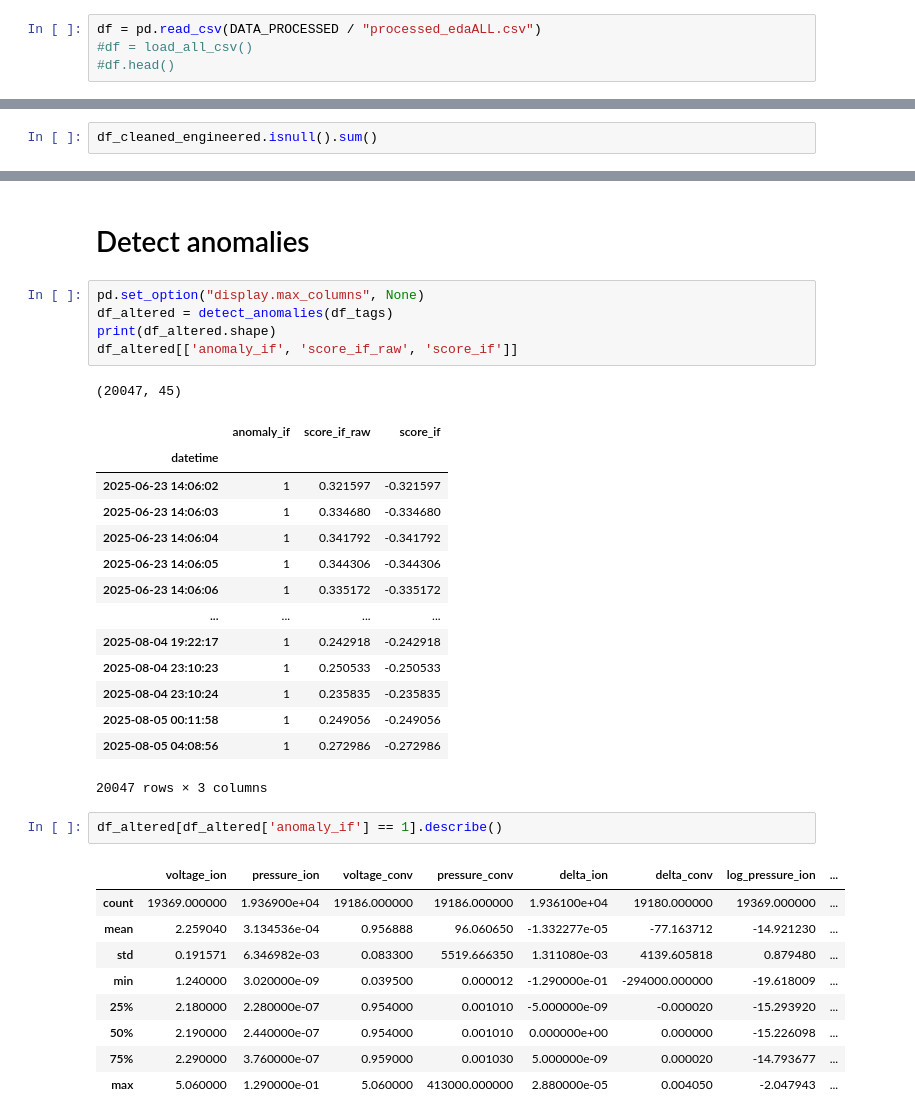
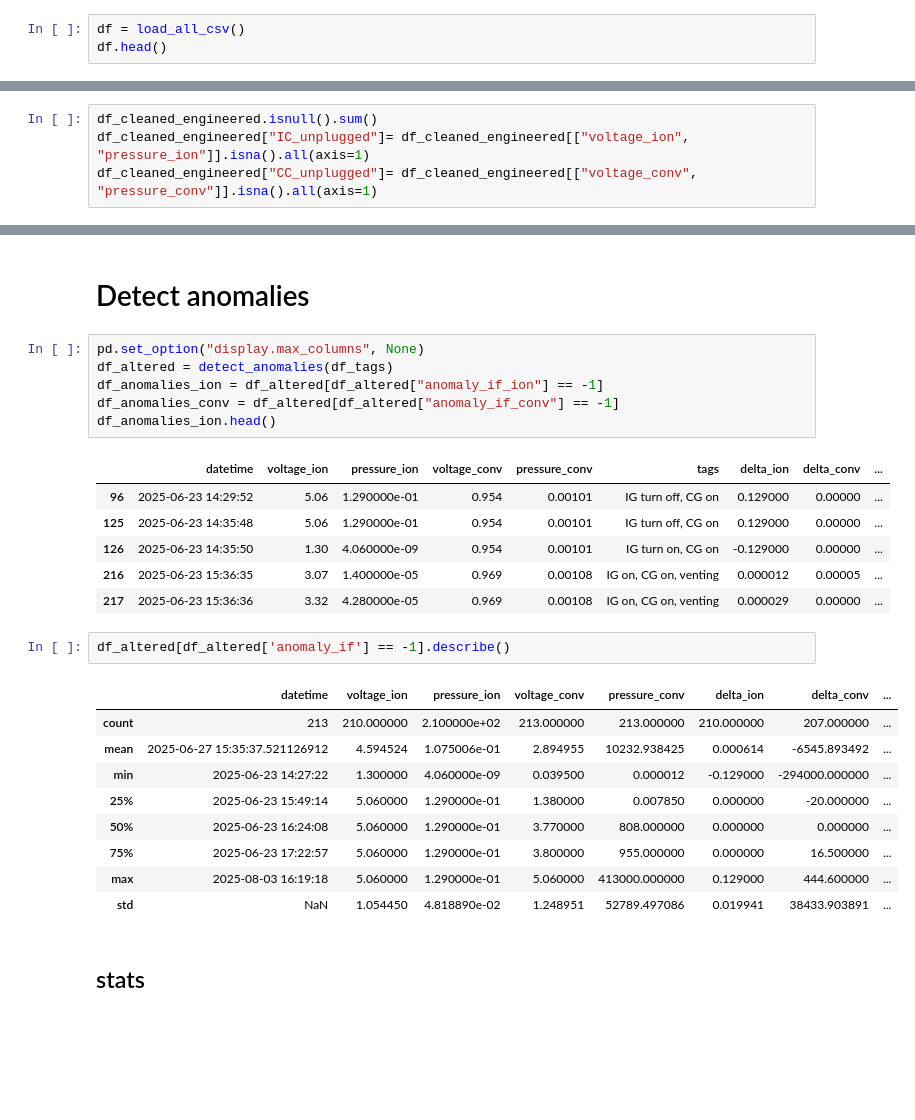
Before and after one commit to CCEW/vacuum_diagnostics, a Jupyter notebook: notebooks/03_feature_engineering.ipynb, the cells around one changed output, grey strips where cells are left out. Cells and saved outputs as stored; diff of their text form; blank space fills up the shorter version.

```diff
--- a/notebooks/03_feature_engineering.ipynb
+++ b/notebooks/03_feature_engineering.ipynb
@@ -23,9 +23,8 @@ pd.set_option("display.max_columns", None)
 # %% [markdown]
 # Load Data/data_loader
 # %%
-df = pd.read_csv(DATA_PROCESSED / "processed_edaALL.csv")
-#df = load_all_csv()
-#df.head()
+df = load_all_csv()
+df.head()
 # %% [output]
 Combined data saved to ..\data\processed\merged_all_raw_data.csv
 |  | date | time | ion_analog | voltage_ion | pressure_ion | conv_analog | voltage_conv | pressure_conv | ... |
@@ -51,2 +49,4 @@ df_cleaned_engineered.head()
 # %%
 df_cleaned_engineered.isnull().sum()
+df_cleaned_engineered["IC_unplugged"]= df_cleaned_engineered[["voltage_ion", "pressure_ion"]].isna().all(axis=1)
+df_cleaned_engineered["CC_unplugged"]= df_cleaned_engineered[["voltage_conv", "pressure_conv"]].isna().all(axis=1)
@@ -146,34 +100,28 @@ Tag Frequencies:
 # %%
 pd.set_option("display.max_columns", None)
 df_altered = detect_anomalies(df_tags)
-print(df_altered.shape)
-df_altered[['anomaly_if', 'score_if_raw', 'score_if']]
+df_anomalies_ion = df_altered[df_altered["anomaly_if_ion"] == -1]
+df_anomalies_conv = df_altered[df_altered["anomaly_if_conv"] == -1]
+df_anomalies_ion.head()
 # %% [output]
-(20047, 45)
-|  | anomaly_if | score_if_raw | score_if |
-| datetime |  |  |  |
-| 2025-06-23 14:06:02 | 1 | 0.321597 | -0.321597 |
-| 2025-06-23 14:06:03 | 1 | 0.334680 | -0.334680 |
-| 2025-06-23 14:06:04 | 1 | 0.341792 | -0.341792 |
-| 2025-06-23 14:06:05 | 1 | 0.344306 | -0.344306 |
-| 2025-06-23 14:06:06 | 1 | 0.335172 | -0.335172 |
-| ... | ... | ... | ... |
-| 2025-08-04 19:22:17 | 1 | 0.242918 | -0.242918 |
-| 2025-08-04 23:10:23 | 1 | 0.250533 | -0.250533 |
-| 2025-08-04 23:10:24 | 1 | 0.235835 | -0.235835 |
-| 2025-08-05 00:11:58 | 1 | 0.249056 | -0.249056 |
-| 2025-08-05 04:08:56 | 1 | 0.272986 | -0.272986 |
+|  | datetime | voltage_ion | pressure_ion | voltage_conv | pressure_conv | tags | delta_ion | delta_conv | ... |
+| 96 | 2025-06-23 14:29:52 | 5.06 | 1.290000e-01 | 0.954 | 0.00101 | IG turn off, CG on | 0.129000 | 0.00000 | ... |
+| 125 | 2025-06-23 14:35:48 | 5.06 | 1.290000e-01 | 0.954 | 0.00101 | IG turn off, CG on | 0.129000 | 0.00000 | ... |
+| 126 | 2025-06-23 14:35:50 | 1.30 | 4.060000e-09 | 0.954 | 0.00101 | IG turn on, CG on | -0.129000 | 0.00000 | ... |
+| 216 | 2025-06-23 15:36:35 | 3.07 | 1.400000e-05 | 0.969 | 0.00108 | IG on, CG on, venting | 0.000012 | 0.00005 | ... |
+| 217 | 2025-06-23 15:36:36 | 3.32 | 4.280000e-05 | 0.969 | 0.00108 | IG on, CG on, venting | 0.000029 | 0.00000 | ... |
-20047 rows × 3 columns
 # %%
-df_altered[df_altered['anomaly_if'] == 1].describe()
+df_altered[df_altered['anomaly_if'] == -1].describe()
 # %% [output]
-|  | voltage_ion | pressure_ion | voltage_conv | pressure_conv | delta_ion | delta_conv | log_pressure_ion | ... |
-| count | 19369.000000 | 1.936900e+04 | 19186.000000 | 19186.000000 | 1.936100e+04 | 19180.000000 | 19369.000000 | ... |
-| mean | 2.259040 | 3.134536e-04 | 0.956888 | 96.060650 | -1.332277e-05 | -77.163712 | -14.921230 | ... |
-| std | 0.191571 | 6.346982e-03 | 0.083300 | 5519.666350 | 1.311080e-03 | 4139.605818 | 0.879480 | ... |
-| min | 1.240000 | 3.020000e-09 | 0.039500 | 0.000012 | -1.290000e-01 | -294000.000000 | -19.618009 | ... |
-| 25% | 2.180000 | 2.280000e-07 | 0.954000 | 0.001010 | -5.000000e-09 | -0.000020 | -15.293920 | ... |
-| 50% | 2.190000 | 2.440000e-07 | 0.954000 | 0.001010 | 0.000000e+00 | 0.000000 | -15.226098 | ... |
-| 75% | 2.290000 | 3.760000e-07 | 0.959000 | 0.001030 | 5.000000e-09 | 0.000020 | -14.793677 | ... |
-| max | 5.060000 | 1.290000e-01 | 5.060000 | 413000.000000 | 2.880000e-05 | 0.004050 | -2.047943 | ... |
+|  | datetime | voltage_ion | pressure_ion | voltage_conv | pressure_conv | delta_ion | delta_conv | ... |
+| count | 213 | 210.000000 | 2.100000e+02 | 213.000000 | 213.000000 | 210.000000 | 207.000000 | ... |
+| mean | 2025-06-27 15:35:37.521126912 | 4.594524 | 1.075006e-01 | 2.894955 | 10232.938425 | 0.000614 | -6545.893492 | ... |
+| min | 2025-06-23 14:27:22 | 1.300000 | 4.060000e-09 | 0.039500 | 0.000012 | -0.129000 | -294000.000000 | ... |
+| 25% | 2025-06-23 15:49:14 | 5.060000 | 1.290000e-01 | 1.380000 | 0.007850 | 0.000000 | -20.000000 | ... |
+| 50% | 2025-06-23 16:24:08 | 5.060000 | 1.290000e-01 | 3.770000 | 808.000000 | 0.000000 | 0.000000 | ... |
+| 75% | 2025-06-23 17:22:57 | 5.060000 | 1.290000e-01 | 3.800000 | 955.000000 | 0.000000 | 16.500000 | ... |
+| max | 2025-08-03 16:19:18 | 5.060000 | 1.290000e-01 | 5.060000 | 413000.000000 | 0.129000 | 444.600000 | ... |
+| std | NaN | 1.054450 | 4.818890e-02 | 1.248951 | 52789.497086 | 0.019941 | 38433.903891 | ... |
+# %% [markdown]
+## stats
 # %%
```
Also changed, not shown: parts of 14 cells of this notebook.
